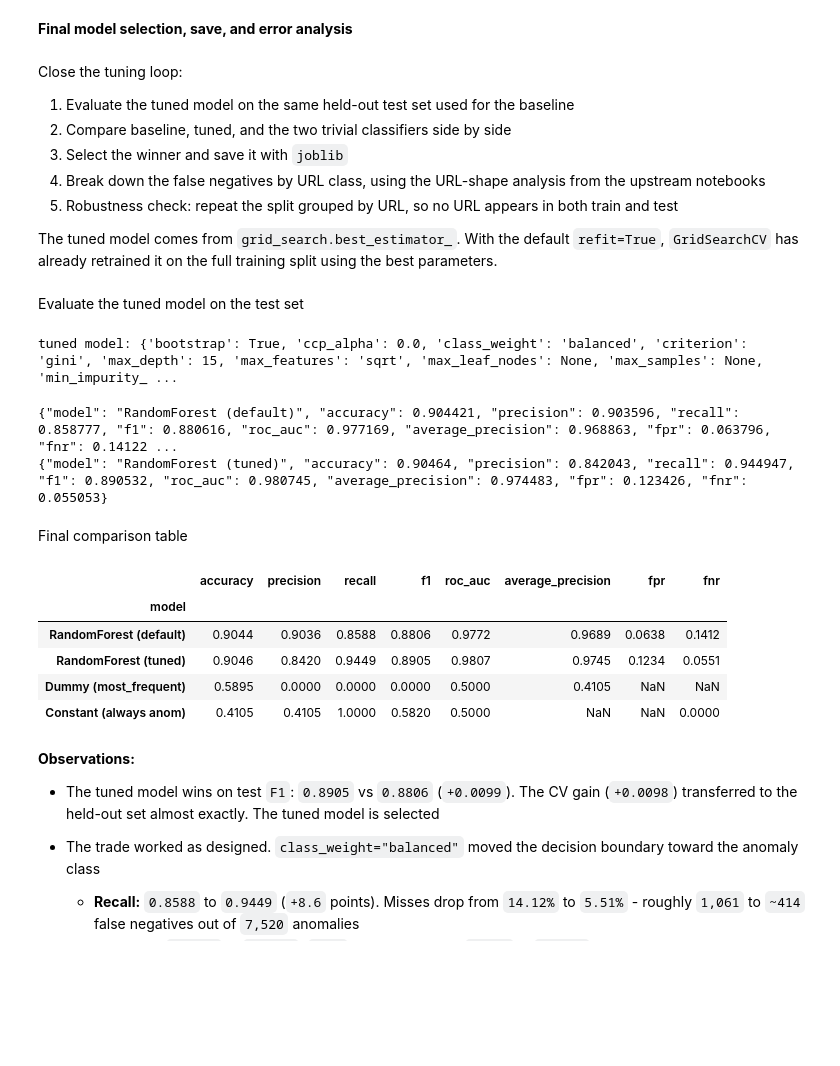
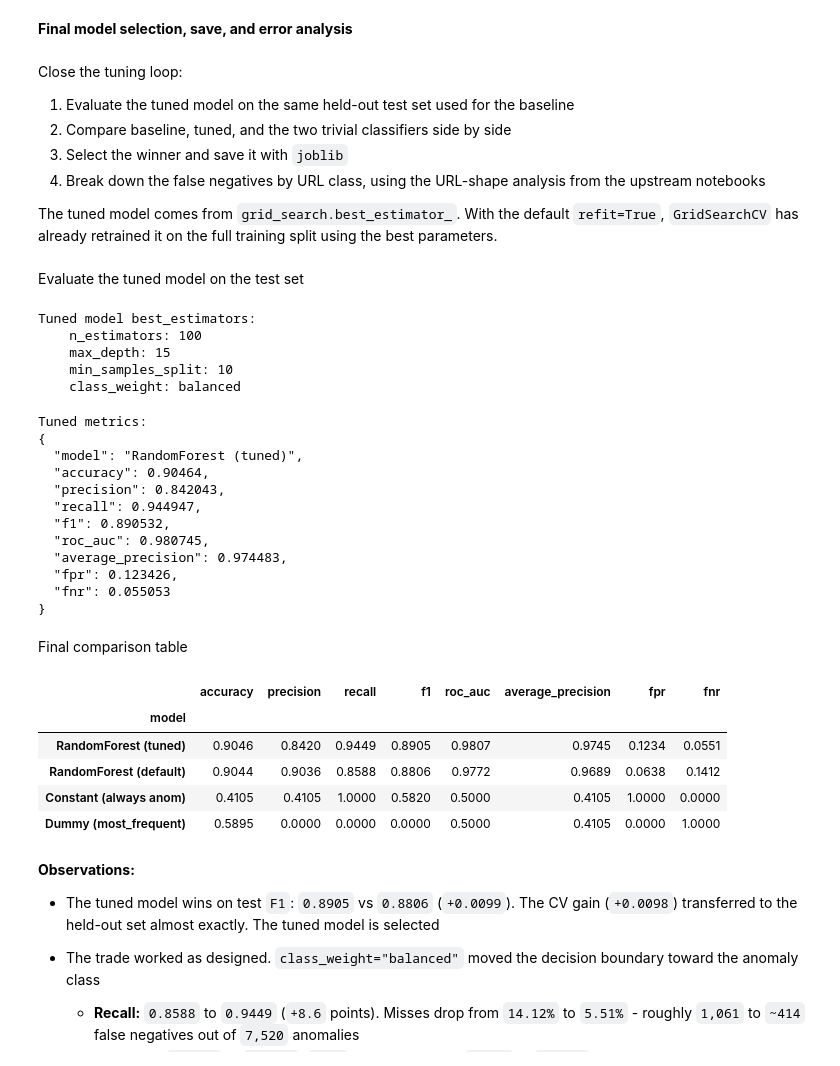
Before and after one commit to arkb2023/mlhttp, a Jupyter notebook: notebooks/evaluate.ipynb, the cells around one changed output. Drawn from its saved outputs; the diff is of its cells as text; code cells hidden in the pictures; blank space fills up the shorter version.

```diff
--- a/notebooks/evaluate.ipynb
+++ b/notebooks/evaluate.ipynb
@@ -189,7 +190,7 @@ test : norm= 10800, anom=  7520, norm:anom ratio = 1.44
 # %% [markdown]
 Train a `RandomForestClassifier` with default hyperparameters as the baseline.
 # %%
-model = RandomForestClassifier(random_state=42)
+baseline_model = RandomForestClassifier(random_state=42)
 # %% [markdown]
 Use training and target data subset for model training
 # %%
@@ -581,63 +552,62 @@ Close the tuning loop:
 2. Compare baseline, tuned, and the two trivial classifiers side by side
 3. Select the winner and save it with `joblib`
 4. Break down the false negatives by URL class, using the URL-shape analysis from the upstream notebooks
-5. Robustness check: repeat the split grouped by URL, so no URL appears in both train and test
 
 The tuned model comes from `grid_search.best_estimator_`. With the default `refit=True`, `GridSearchCV` has already retrained it on the full training split using the best parameters.
 # %% [markdown]
 Evaluate the tuned model on the test set
 # %%
 tuned_model = grid_search.best_estimator_
-print(f"tuned model: {tuned_model.get_params()}")
-
+print("Tuned model best_estimators:")
+tuned_model_be = tuned_model.get_params()
+for k in param_grid:
+    print(f"    {k}: {tuned_model.get_params()[k]}")
 tuned_preds = tuned_model.predict(input_test)
 tuned_proba = tuned_model.predict_proba(input_test)[:, 1]
 # %% [output]
-tuned model: {'bootstrap': True, 'ccp_alpha': 0.0, 'class_weight': 'balanced', 'criterion': 'gini', 'max_depth': 15, 'max_features': 'sqrt', 'max_leaf_nodes': None, 'max_samples': None, 'min_impurity_ ...
+Tuned model best_estimators:
+    n_estimators: 100
+    max_depth: 15
+    min_samples_split: 10
+    class_weight: balanced
 # %%
-def evaluate(name, y_true, y_pred, y_proba):
-    tn, fp, fn, tp = confusion_matrix(y_true, y_pred).ravel()
-    return {
-        "model": name,
-        "accuracy": round(float(accuracy_score(y_true, y_pred)), 6),
-        "precision": round(float(precision_score(y_true, y_pred, zero_division=0)), 6),
-        "recall": round(float(recall_score(y_true, y_pred, zero_division=0)), 6),
-        "f1": round(float(f1_score(y_true, y_pred, zero_division=0)), 6),
-        "roc_auc": round(float(roc_auc_score(y_true, y_proba)), 6),
-        "average_precision": round(float(average_precision_score(y_true, y_proba)), 6),
-        "fpr": round(fp / (fp + tn), 6),
-        "fnr": round(fn / (fn + tp), 6),
-    }
+tuned_clf_metrics = evaluate("RandomForest (tuned)", output_test, tuned_preds, tuned_proba)
 
-baseline_row = evaluate("RandomForest (default)", output_test, preds, proba)
-tuned_row = evaluate("RandomForest (tuned)", output_test, tuned_preds, tuned_proba)
-
-for row in (baseline_row, tuned_row):
-    print(json.dumps(row))
+print("Tuned metrics:")
+print(json.dumps(tuned_clf_metrics, indent=2))
 # %% [output]
-{"model": "RandomForest (default)", "accuracy": 0.904421, "precision": 0.903596, "recall": 0.858777, "f1": 0.880616, "roc_auc": 0.977169, "average_precision": 0.968863, "fpr": 0.063796, "fnr": 0.14122 ...
-{"model": "RandomForest (tuned)", "accuracy": 0.90464, "precision": 0.842043, "recall": 0.944947, "f1": 0.890532, "roc_auc": 0.980745, "average_precision": 0.974483, "fpr": 0.123426, "fnr": 0.055053}
+Tuned metrics:
+{
+  "model": "RandomForest (tuned)",
+  "accuracy": 0.90464,
+  "precision": 0.842043,
+  "recall": 0.944947,
+  "f1": 0.890532,
+  "roc_auc": 0.980745,
+  "average_precision": 0.974483,
+  "fpr": 0.123426,
+  "fnr": 0.055053
+}
 # %% [markdown]
 Final comparison table
 # %%
-comparison = pd.DataFrame([
-    baseline_row,
-    tuned_row,
-    {"model": "Dummy (most_frequent)", **{k: v for k, v in dummy_metrics.items()}},
-    {"model": "Constant (always anom)",
-     "accuracy": constant_anom_metrics["accuracy"], "precision": constant_anom_metrics["precision"],
-     "recall": constant_anom_metrics["recall"], "f1": constant_anom_metrics["f1"],
-     "roc_auc": constant_anom_metrics["roc_auc"], "average_precision": np.nan,
-     "fpr": np.nan, "fnr": 0.0},
-])
-comparison.set_index("model").round(4)
+rows = []
+
+rows.append(tuned_clf_metrics) # tumed random forests
+rows.append(baseline_clf_metrics) # default random forests
+rows.append(constant_clf_metrics) # constant classifier row
+rows.append(dummy_clf_metrics) # dummy classifier row
+
+# compile and print
+comparison = pd.DataFrame(rows).set_index("model").round(4)
+comparison
 # %% [output]
 |  | accuracy | precision | recall | f1 | roc_auc | average_precision | fpr | fnr |
 | model |  |  |  |  |  |  |  |  |
+| RandomForest (tuned) | 0.9046 | 0.8420 | 0.9449 | 0.8905 | 0.9807 | 0.9745 | 0.1234 | 0.0551 |
 | RandomForest (default) | 0.9044 | 0.9036 | 0.8588 | 0.8806 | 0.9772 | 0.9689 | 0.0638 | 0.1412 |
-| RandomForest (tuned) | 0.9046 | 0.8420 | 0.9449 | 0.8905 | 0.9807 | 0.9745 | 0.1234 | 0.0551 |
-| Dummy (most_frequent) | 0.5895 | 0.0000 | 0.0000 | 0.0000 | 0.5000 | 0.4105 | NaN | NaN |
-| Constant (always anom) | 0.4105 | 0.4105 | 1.0000 | 0.5820 | 0.5000 | NaN | NaN | 0.0000 |
+| Constant (always anom) | 0.4105 | 0.4105 | 1.0000 | 0.5820 | 0.5000 | 0.4105 | 1.0000 | 0.0000 |
+| Dummy (most_frequent) | 0.5895 | 0.0000 | 0.0000 | 0.0000 | 0.5000 | 0.4105 | 0.0000 | 1.0000 |
 # %% [markdown]
 **Observations:**
 - The tuned model wins on test `F1`: `0.8905` vs `0.8806` (`+0.0099`). The CV gain (`+0.0098`) transferred to the held-out set almost exactly. The tuned model is selected
```
Also changed, not shown: parts of 42 cells of this notebook, 1 other file.
